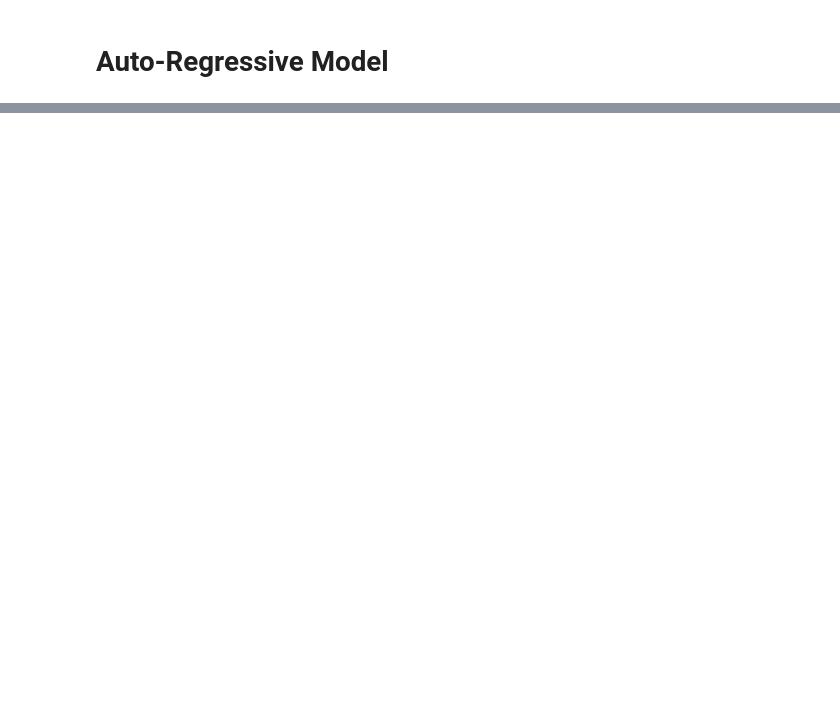
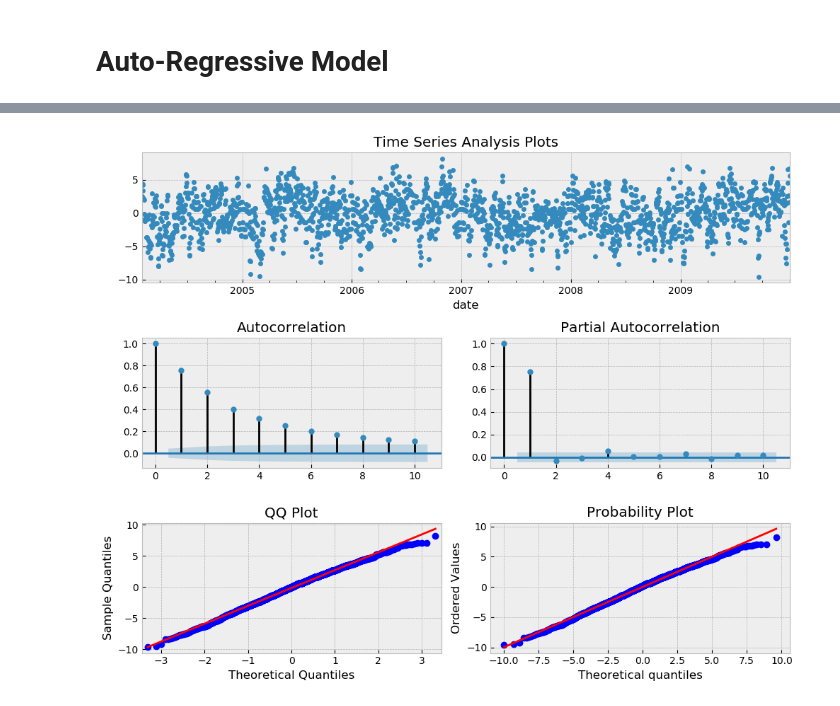
Before and after one commit to rkraig/DLA, a Jupyter notebook: 202008_codingChallenges/20200904_madrid/madridWeather.ipynb, the cells around one changed output, grey strips where cells are left out. Saved outputs shown, nothing was run; the diff lists cells and outputs as text; code cells hidden in the pictures; blank space fills up the shorter version.

```diff
--- a/202008_codingChallenges/20200904_madrid/madridWeather.ipynb
+++ b/202008_codingChallenges/20200904_madrid/madridWeather.ipynb
@@ -977,0 +945,11 @@ y = residuals[2][cleanSelection].iloc[1:]
+# %%
+df1a_predictions_seasModel2 = ybar + \
+        df1a.sin_01*seasModelResults[2].params.sin_01 +\
+        df1a.cos_01*seasModelResults[2].params.cos_01 +\
+        df1a.sin_02*seasModelResults[2].params.sin_02 +\
+        df1a.sin_02*seasModelResults[2].params.cos_02
+df1a_residuals_seasModel2 = df1a.temperature - df1a_predictions_seasModel2
+# %%
+tsplot(df1a_residuals_seasModel2, lags=10)
+# %% [output]
+[figure, added]
```
Also changed, not shown: parts of 117 cells of this notebook.
